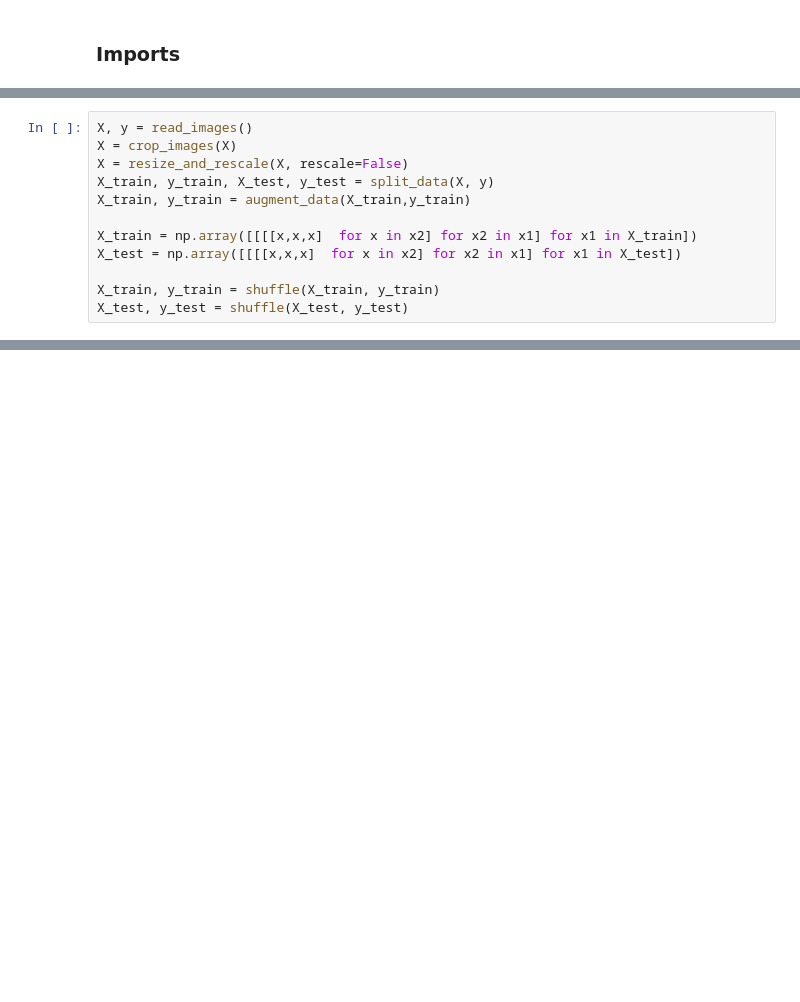
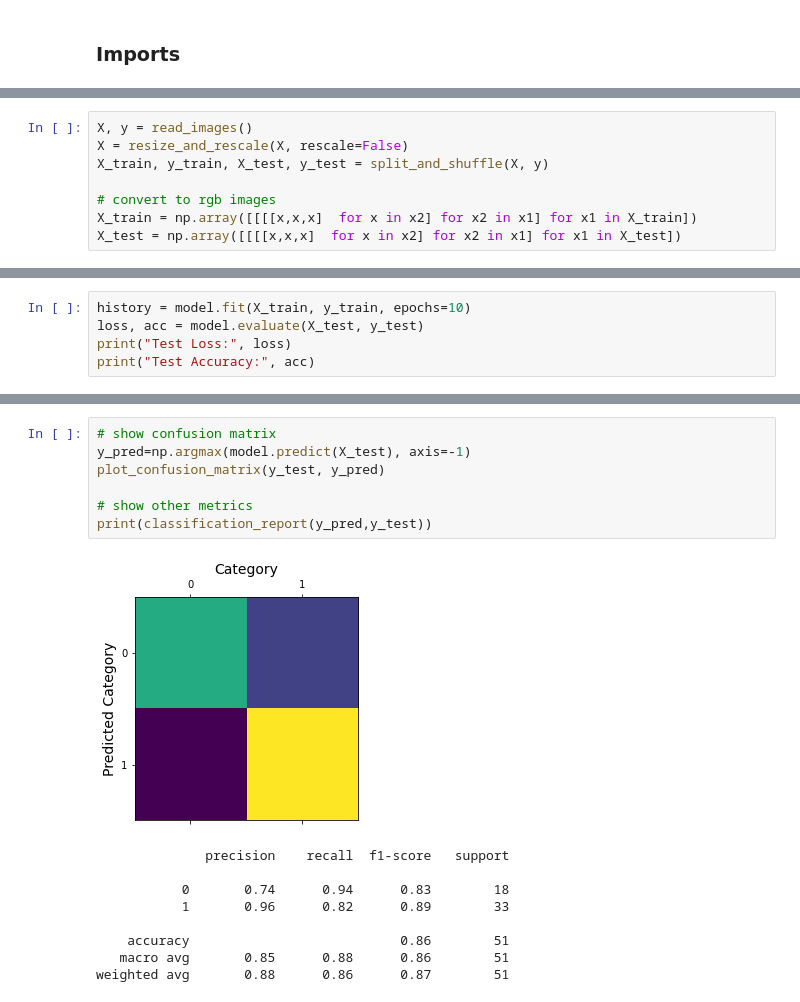
Before and after one commit to pedromiglou/Brain_Tumor_Detection, a Jupyter notebook: Transfer-Learning-Model.ipynb, the cells around one changed output, grey strips where cells are left out. Drawn from its saved outputs; the diff is of its cells as text; blank space fills up the shorter version.

```diff
--- a/Transfer-Learning-Model.ipynb
+++ b/Transfer-Learning-Model.ipynb
@@ -13,12 +13,8 @@ from sklearn.utils import shuffle #shuffling the data improves the model
 # %%
 X, y = read_images()
-X = crop_images(X)
 X = resize_and_rescale(X, rescale=False)
-X_train, y_train, X_test, y_test = split_data(X, y)
-X_train, y_train = augment_data(X_train,y_train)
+X_train, y_train, X_test, y_test = split_and_shuffle(X, y)
 
+# convert to rgb images
 X_train = np.array([[[[x,x,x]  for x in x2] for x2 in x1] for x1 in X_train])
 X_test = np.array([[[[x,x,x]  for x in x2] for x2 in x1] for x1 in X_test])
-
-X_train, y_train = shuffle(X_train, y_train)
-X_test, y_test = shuffle(X_test, y_test)
@@ -53,0 +159,5 @@ model.evaluate(X_test, y_test)
+# %%
+history = model.fit(X_train, y_train, epochs=10)
+loss, acc = model.evaluate(X_test, y_test)
+print("Test Loss:", loss)
+print("Test Accuracy:", acc)
@@ -53,0 +182,17 @@ model.evaluate(X_test, y_test)
+# %%
+# show confusion matrix
+y_pred=np.argmax(model.predict(X_test), axis=-1)
+plot_confusion_matrix(y_test, y_pred)
+
+# show other metrics
+print(classification_report(y_pred,y_test))
+# %% [output]
+[figure, added]
+              precision    recall  f1-score   support
+
+           0       0.74      0.94      0.83        18
+           1       0.96      0.82      0.89        33
+
+    accuracy                           0.86        51
+   macro avg       0.85      0.88      0.86        51
+weighted avg       0.88      0.86      0.87        51
```
Also changed, not shown: parts of 12 cells of this notebook, 1 other file.
